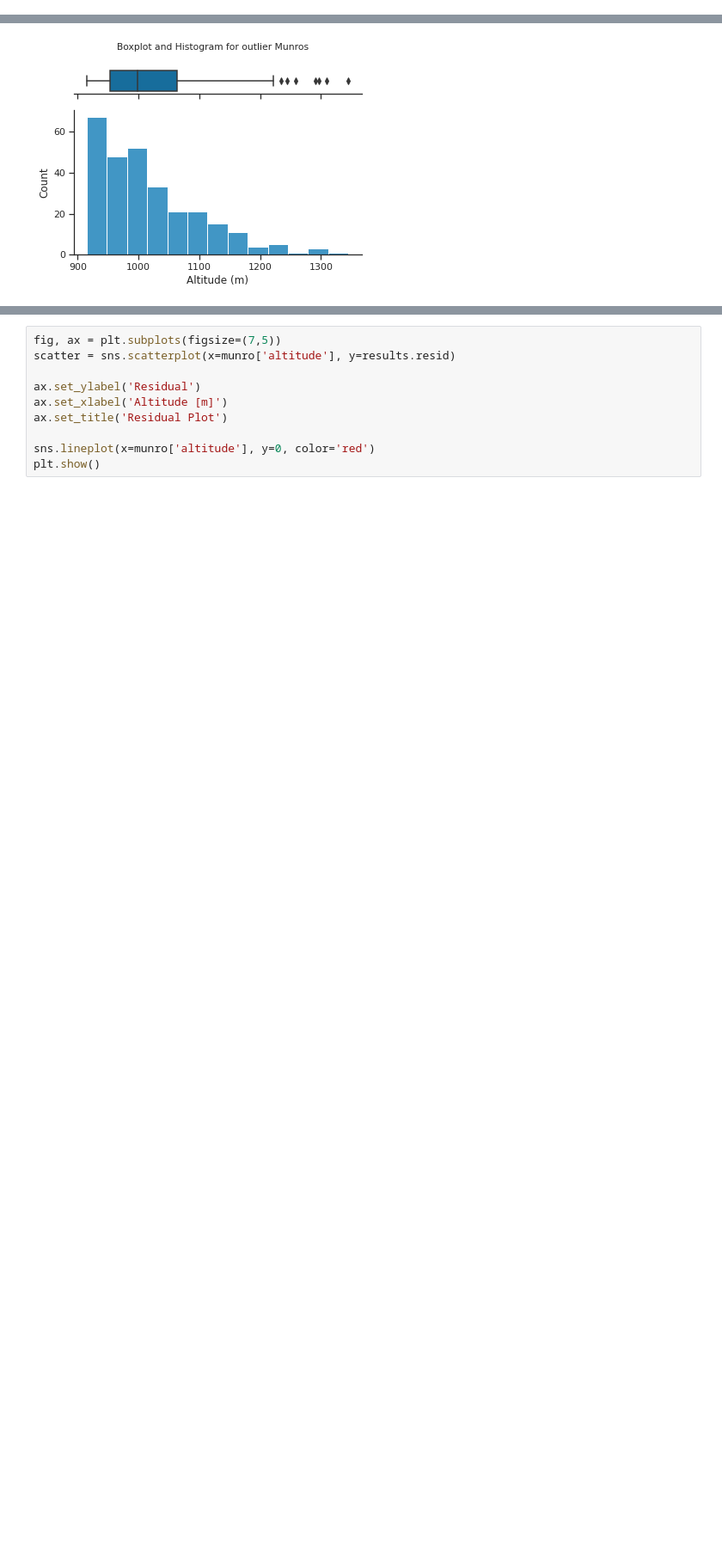
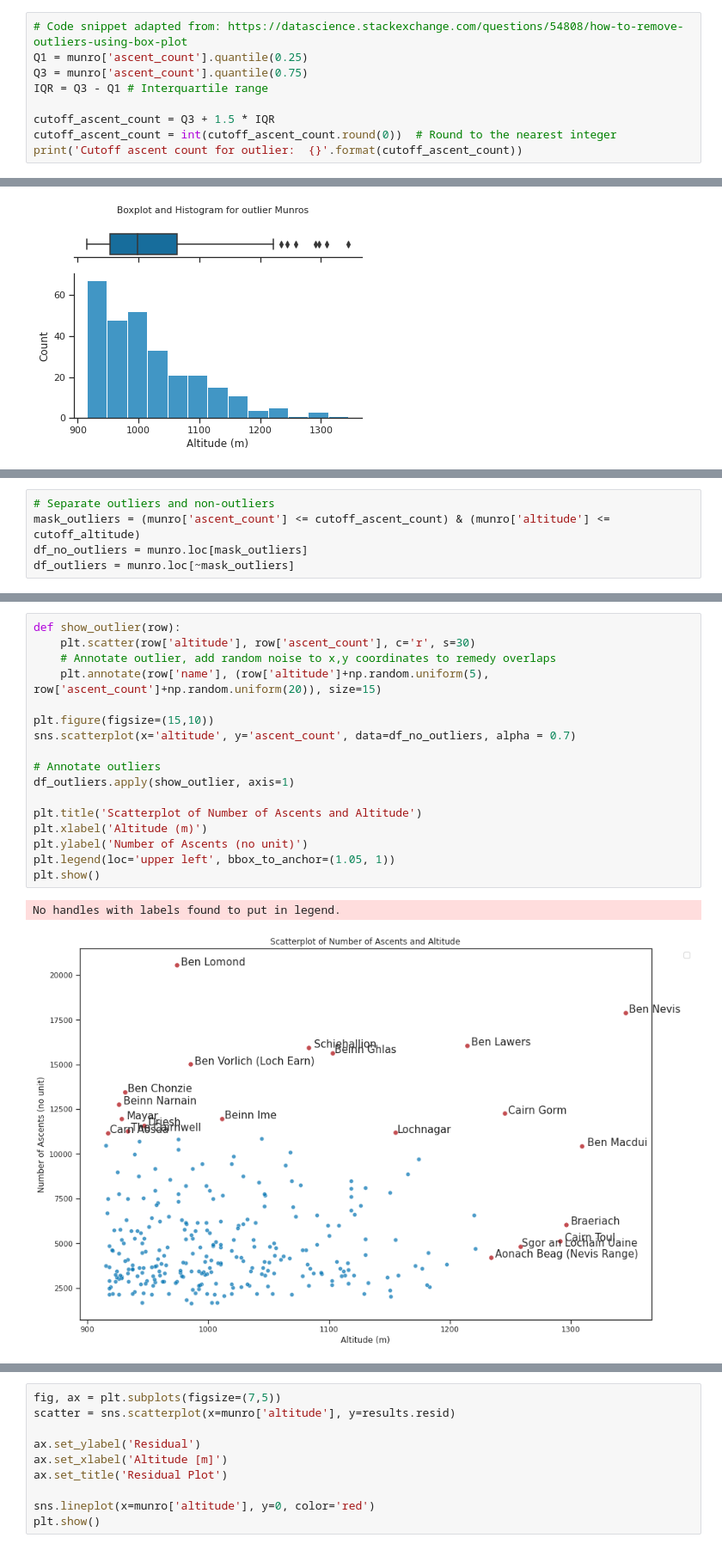
Before and after one commit to filipbalucha/FDS_final_project, a Jupyter notebook: PCA.ipynb, the cells around one changed output, grey strips where cells are left out. Shown at 86% size. Saved outputs shown, nothing was run; the diff lists cells and outputs as text; blank space fills up the shorter version.

```diff
--- a/PCA.ipynb
+++ b/PCA.ipynb
@@ -69,0 +58,9 @@ plt.show()
+# %%
+# Code snippet adapted from: https://datascience.stackexchange.com/questions/54808/how-to-remove-outliers-using-box-plot
+Q1 = munro['ascent_count'].quantile(0.25)
+Q3 = munro['ascent_count'].quantile(0.75)
+IQR = Q3 - Q1 # Interquartile range
+
+cutoff_ascent_count = Q3 + 1.5 * IQR
+cutoff_ascent_count = int(cutoff_ascent_count.round(0))  # Round to the nearest integer
+print('Cutoff ascent count for outlier:  {}'.format(cutoff_ascent_count))
@@ -89,0 +132,5 @@ plt.show()
+# %%
+# Separate outliers and non-outliers
+mask_outliers = (munro['ascent_count'] <= cutoff_ascent_count) & (munro['altitude'] <= cutoff_altitude)
+df_no_outliers = munro.loc[mask_outliers]
+df_outliers = munro.loc[~mask_outliers]
@@ -89,0 +159,20 @@ plt.show()
+# %%
+def show_outlier(row):
+    plt.scatter(row['altitude'], row['ascent_count'], c='r', s=30)
+    # Annotate outlier, add random noise to x,y coordinates to remedy overlaps
+    plt.annotate(row['name'], (row['altitude']+np.random.uniform(5), row['ascent_count']+np.random.uniform(20)), size=15)
+
+plt.figure(figsize=(15,10))
+sns.scatterplot(x='altitude', y='ascent_count', data=df_no_outliers, alpha = 0.7)
+
+# Annotate outliers
+df_outliers.apply(show_outlier, axis=1)
+
+plt.title('Scatterplot of Number of Ascents and Altitude')
+plt.xlabel('Altitude (m)')
+plt.ylabel('Number of Ascents (no unit)')
+plt.legend(loc='upper left', bbox_to_anchor=(1.05, 1))
+plt.show()
+# %% [output]
+No handles with labels found to put in legend.
+[figure, added]
```
Also changed, not shown: parts of 55 cells of this notebook, 3 other files.
